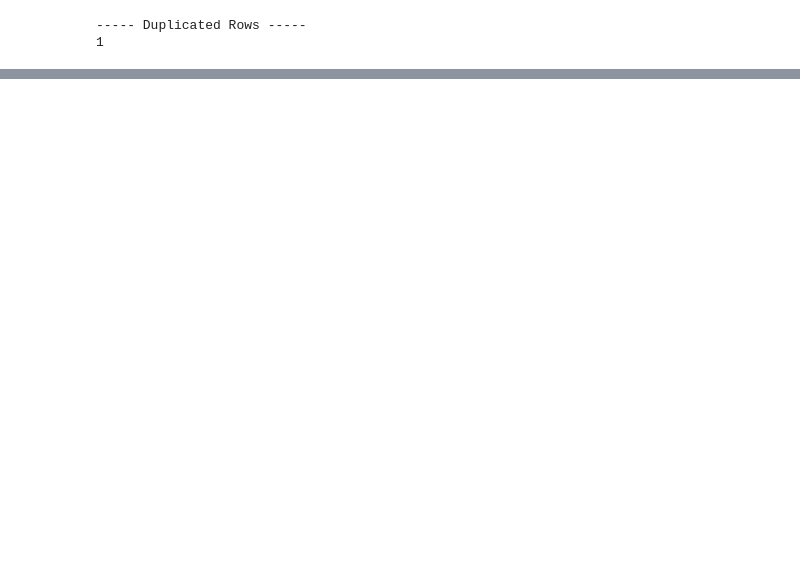
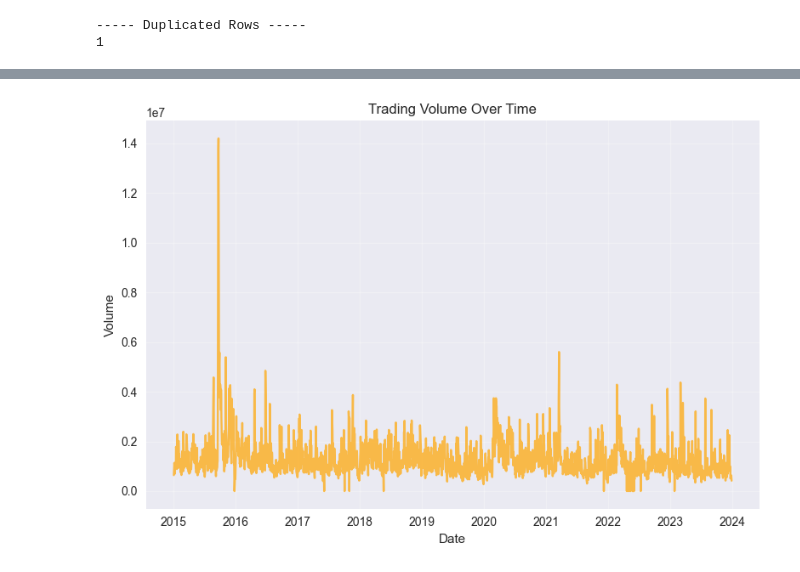
Before and after one commit to charlesakinnurun/audi-stock, a Jupyter notebook: model.ipynb, the cells around one changed output, grey strips where cells are left out. Cells and saved outputs as stored; diff of their text form; code cells hidden in the pictures; blank space fills up the shorter version.

```diff
--- a/model.ipynb
+++ b/model.ipynb
@@ -155,0 +163,12 @@ print(stock_data_duplicated2)
+# %%
+# Volume Traded
+plt.Figure(figsize=(14,7))
+plt.plot(stock_data["Volume"],color="orange",alpha=0.7)
+plt.title("Trading Volume Over Time")
+plt.xlabel("Date")
+plt.ylabel("Volume")
+plt.grid(True,alpha=0.3)
+plt.tight_layout()
+plt.show()
+# %% [output]
+[figure, added]
```
Also changed, not shown: parts of 34 cells of this notebook.
